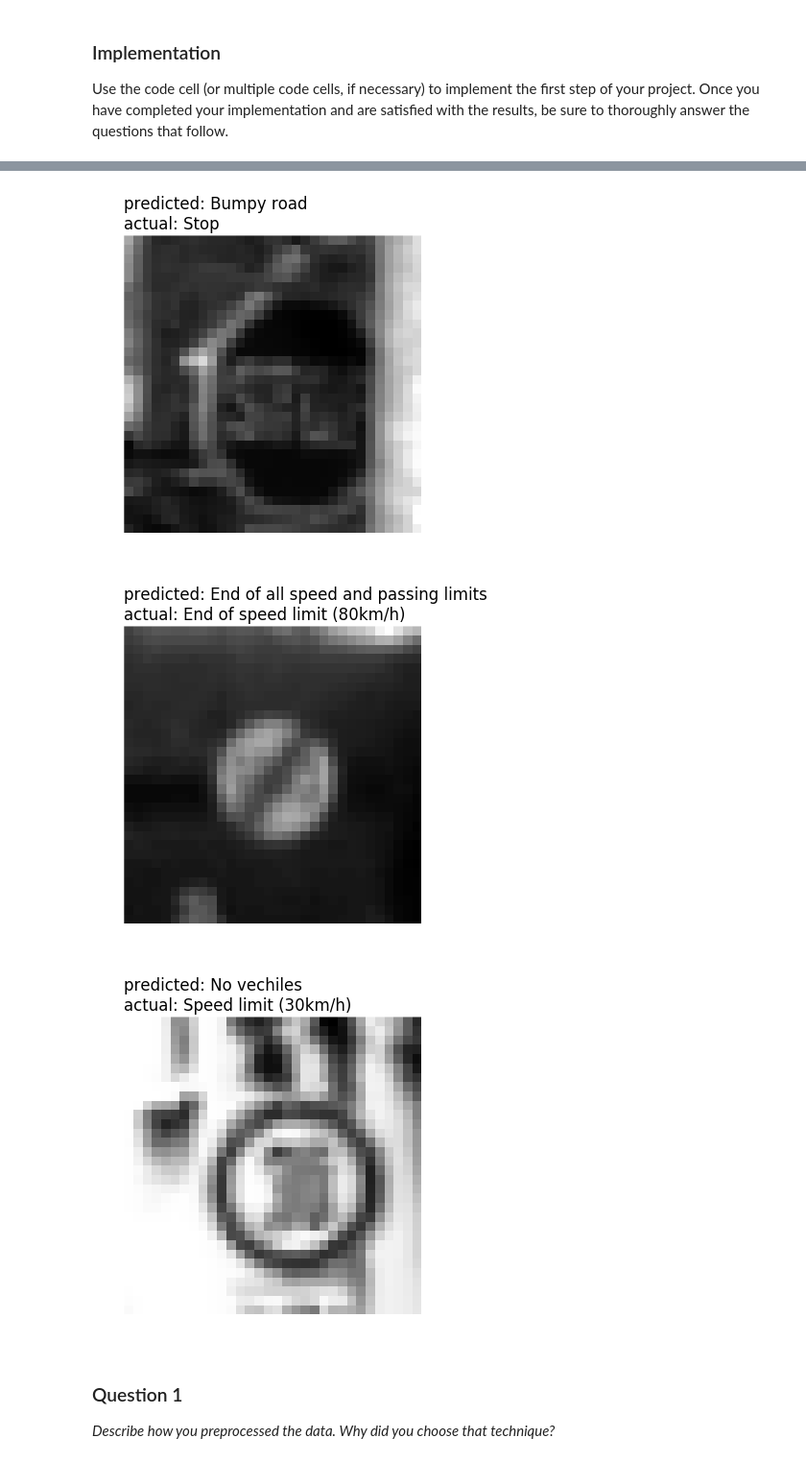
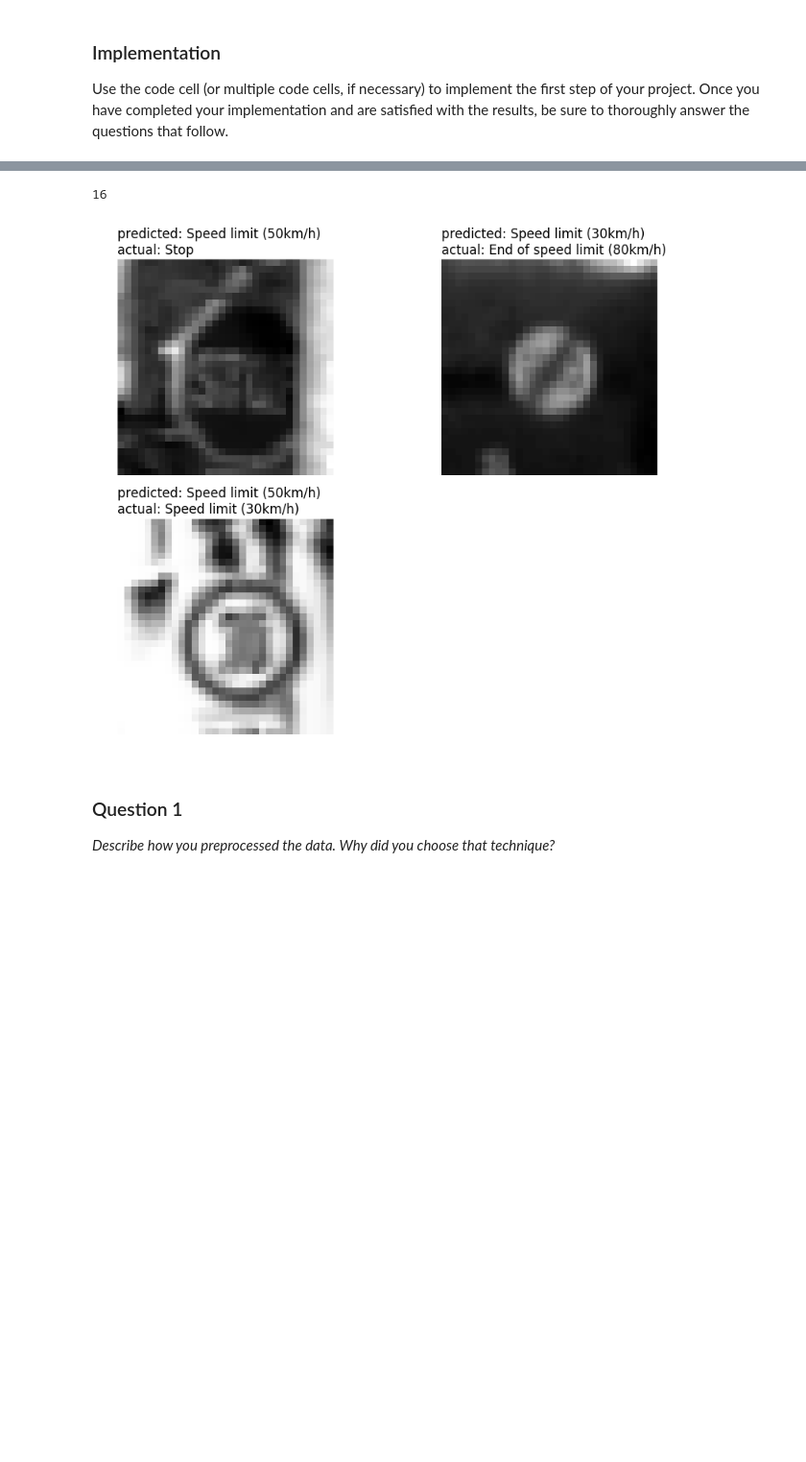
Before and after one commit to berickson/CarND-Traffic-Signs, a Jupyter notebook: Traffic_Signs_Recognition.ipynb, the cells around one changed output, grey strips where cells are left out. Shown at 96% size. Drawn from its saved outputs; the diff is of its cells as text; code cells hidden in the pictures; blank space fills up the shorter version.

```diff
--- a/Traffic_Signs_Recognition.ipynb
+++ b/Traffic_Signs_Recognition.ipynb
@@ -29,10 +30,12 @@ import random
 # since I'm using random from both numpy and from the
 # standard python random, I have a single seed helper
 # that will take care of both
-
-# seeds the random number generators
 def seed(n=32568):
+    """
+    Seeds the random number generators
+    """
     np.random.seed(n)
     random.seed(n)
+    tf.set_random_seed(n)
 # %%
 def plot_counts(y, title):
@@ -61,5 +56,8 @@ def plot_counts(y, title):
 # %%
 def plot_images(l, images_per_line = 10, image_size_inches = 1.0, title=None):
+    """
+    Plots images in a grid
+    """
     fig=plt.figure()
     if title is not None:
         fig.suptitle(title)
@@ -69,3 +67,19 @@ def plot_images(l, images_per_line = 10, image_size_inches = 1.0, title=None):
         img=l[i]
         plt.subplot(line_count,10,i+1)
         plot_image(img)
+
+def random_from_lists(list1,list2,n=None):
+    """
+    Returns n random from parallel arrays list1 and list2 sampled without replacement
+
+    If n is none, the entire lists will be randomized
+    """
+    if n is None:
+        n = len(list1)
+    indexes = random.sample(range(len(list1)),n)
+    out1 = []
+    out2 = []
+    for i  in indexes:
+        out1.append(list1[i])
+        out2.append(list2[i])
+    return np.array(out1),np.array(out2)
@@ -93,7 +96,10 @@ def random_sample(x,n):
     return np.array(r)
 # %%
 def preprocess_image_bw(img, normalized=True):
-    g =  cv2.cvtColor(img, cv2.COLOR_BGR2GRAY)
+    """
+    Transforms a RGB input image into a grayscale images suitable for classifier input
+    """
+    g =  cv2.cvtColor(img, cv2.COLOR_RGB2GRAY)
     return g
 # %%
 def transform_matrix(m=None,cx=0.0,cy=0.0,theta=0.,scale=1.0,dx=0,dy=0):
@@ -508,26 +543,37 @@ Below are some random examples of prediction failures.  By looking at the output
+# %%
+def predict_one(img):
+    if np.shape(img)!=(32,32):
+        raise("images must be 32,32 grayscale")
+    a=np.reshape(img,[1,32,32])
+    return predict_op.eval(feed_dict={x: [img], dropout_rate:0.0})[0]
+
+predict_one(X_test_bw[0])
+# %% [output]
+16
 # %%
 seed()
 
 sample_x,sample_y = random_from_lists(X_test_bw,y_test,100)
 correct=[]
 incorrect=[]
+p = 0
+plt.figure(figsize=(10,8))
 for i in range(len(sample_x)):
-    predicted = predict_op.eval(feed_dict={x: sample_x[i:i+1,:,:], dropout_rate:0.0})[0]
+    predicted = predict_one(sample_x[i])
     actual=sample_y[i]
     if(predicted==actual):
         correct.append(sample_y[i])
         #plt.title("ok: {}".format(sign_names.SignName[predicted]))
     else:
+        p+=1
         incorrect.append(sample_y[i])
-        plt.figure()
+        plt.subplot(2,2,p)
         plot_image(sample_x[i])
         title_text = "predicted: {}\nactual: {}".format(sign_names.SignName[predicted],sign_names.SignName[actual])
         plt.title(title_text, loc='left')
         #plt.title("\n".join(wrap(title_text, 60)))
 # %% [output]
-[figure, old version]
+[figure, new version]
-[figure, removed]
-[figure, removed]
 # %% [markdown]
 ### Question 1
 
```
Also changed, not shown: parts of 43 cells of this notebook, 6 other files.
